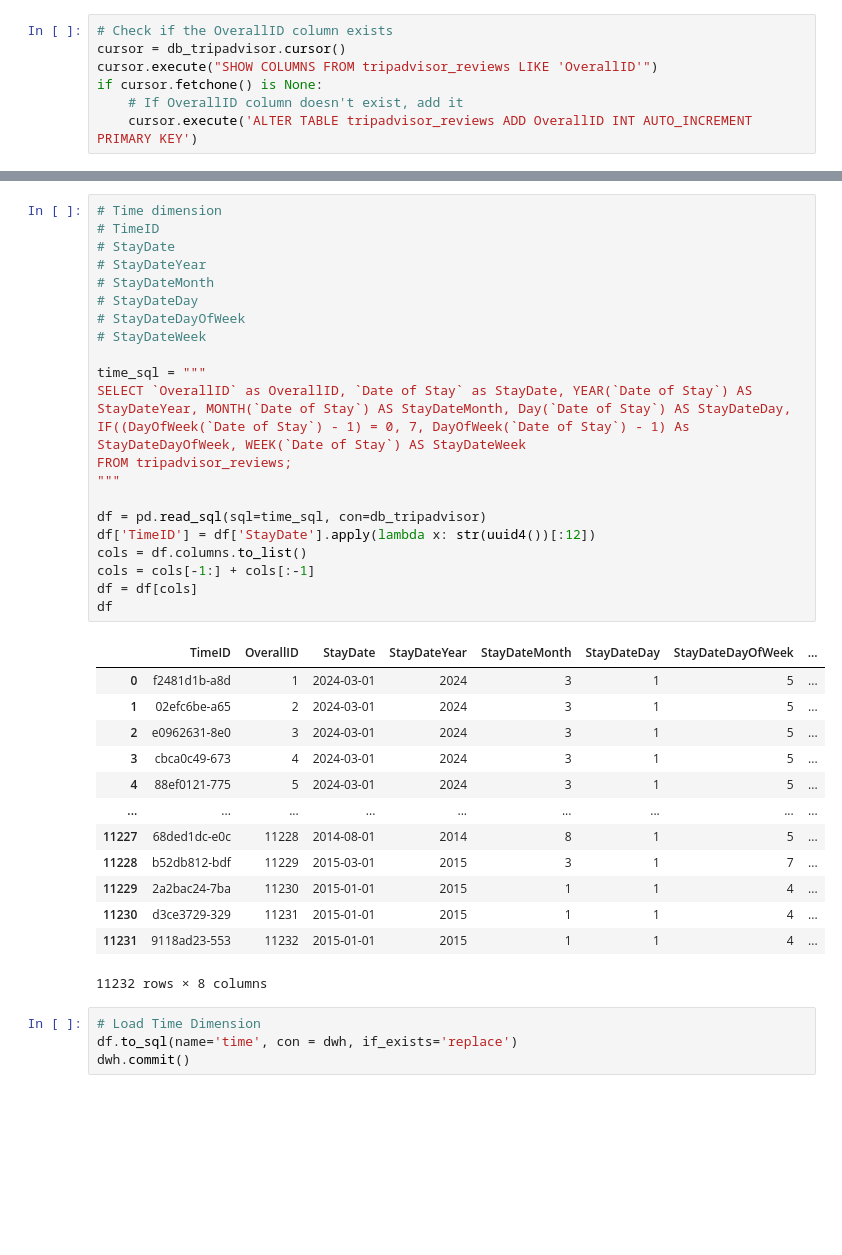
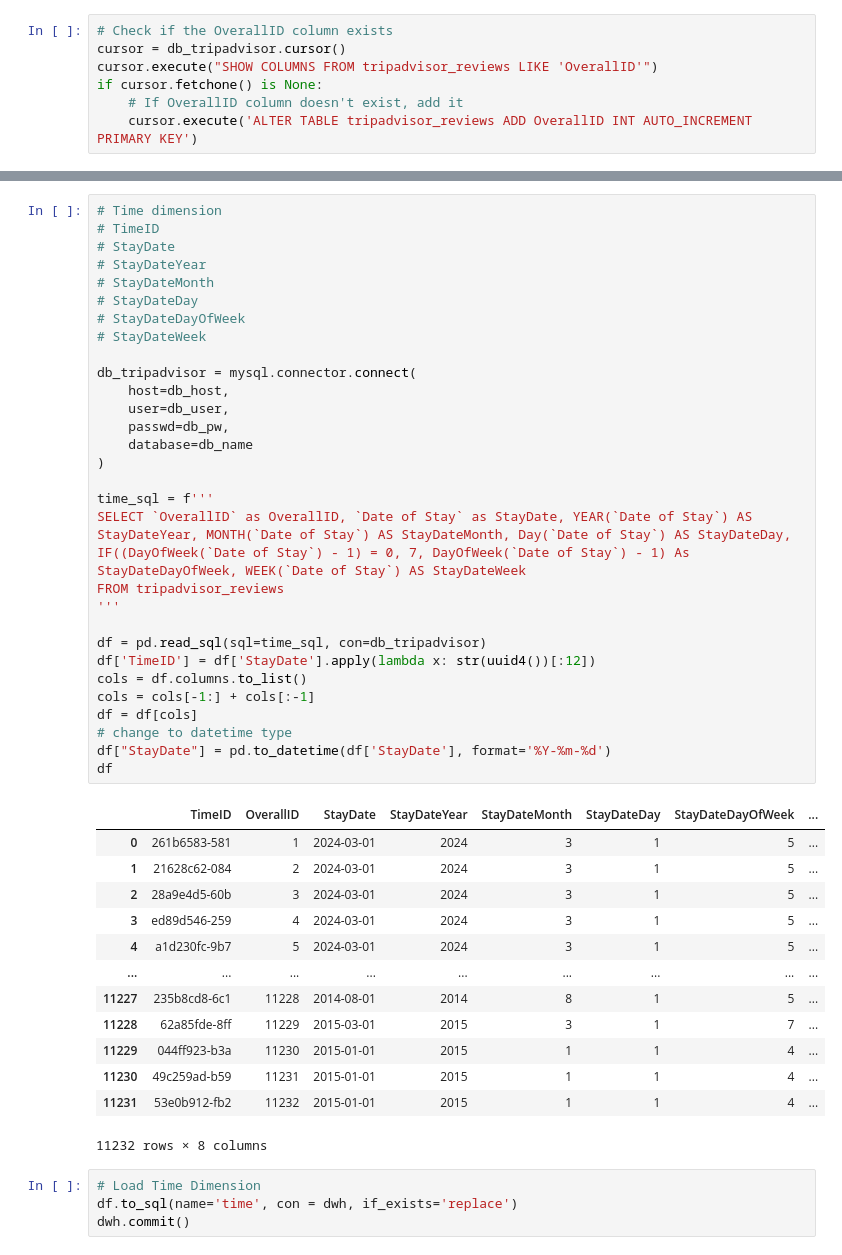
Before and after one commit to joannelxl/DataOpsMLOps, a Jupyter notebook: ETL_TestNotebook.ipynb, the cells around one changed output, grey strips where cells are left out. Drawn from its saved outputs; the diff is of its cells as text; blank space fills up the shorter version.

```diff
--- a/ETL_TestNotebook.ipynb
+++ b/ETL_TestNotebook.ipynb
@@ -90,37 +124,46 @@ df
 # %%
 # Time dimension
 # TimeID
 # StayDate
 # StayDateYear
 # StayDateMonth
 # StayDateDay
 # StayDateDayOfWeek
 # StayDateWeek
 
-time_sql = """
+db_tripadvisor = mysql.connector.connect(
+	host=db_host,
+	user=db_user,
+	passwd=db_pw,
+	database=db_name
+)
+
+time_sql = f'''
 SELECT `OverallID` as OverallID, `Date of Stay` as StayDate, YEAR(`Date of Stay`) AS StayDateYear, MONTH(`Date of Stay`) AS StayDateMonth, Day(`Date of Stay`) AS StayDateDay, IF((DayOfWeek(`Date of Stay`) - 1) = 0, 7, DayOfWeek(`Date of Stay`) - 1) As StayDateDayOfWeek, WEEK(`Date of Stay`) AS StayDateWeek
-FROM tripadvisor_reviews;
-"""
+FROM tripadvisor_reviews
+'''
 
 df = pd.read_sql(sql=time_sql, con=db_tripadvisor)
 df['TimeID'] = df['StayDate'].apply(lambda x: str(uuid4())[:12])
 cols = df.columns.to_list()
 cols = cols[-1:] + cols[:-1]
 df = df[cols]
+# change to datetime type
+df["StayDate"] = pd.to_datetime(df['StayDate'], format='%Y-%m-%d')
 df
 # %% [output]
 |  | TimeID | OverallID | StayDate | StayDateYear | StayDateMonth | StayDateDay | StayDateDayOfWeek | ... |
-| 0 | f2481d1b-a8d | 1 | 2024-03-01 | 2024 | 3 | 1 | 5 | ... |
-| 1 | 02efc6be-a65 | 2 | 2024-03-01 | 2024 | 3 | 1 | 5 | ... |
-| 2 | e0962631-8e0 | 3 | 2024-03-01 | 2024 | 3 | 1 | 5 | ... |
-| 3 | cbca0c49-673 | 4 | 2024-03-01 | 2024 | 3 | 1 | 5 | ... |
-| 4 | 88ef0121-775 | 5 | 2024-03-01 | 2024 | 3 | 1 | 5 | ... |
+| 0 | 261b6583-581 | 1 | 2024-03-01 | 2024 | 3 | 1 | 5 | ... |
+| 1 | 21628c62-084 | 2 | 2024-03-01 | 2024 | 3 | 1 | 5 | ... |
+| 2 | 28a9e4d5-60b | 3 | 2024-03-01 | 2024 | 3 | 1 | 5 | ... |
+| 3 | ed89d546-259 | 4 | 2024-03-01 | 2024 | 3 | 1 | 5 | ... |
+| 4 | a1d230fc-9b7 | 5 | 2024-03-01 | 2024 | 3 | 1 | 5 | ... |
 | ... | ... | ... | ... | ... | ... | ... | ... | ... |
-| 11227 | 68ded1dc-e0c | 11228 | 2014-08-01 | 2014 | 8 | 1 | 5 | ... |
-| 11228 | b52db812-bdf | 11229 | 2015-03-01 | 2015 | 3 | 1 | 7 | ... |
-| 11229 | 2a2bac24-7ba | 11230 | 2015-01-01 | 2015 | 1 | 1 | 4 | ... |
-| 11230 | d3ce3729-329 | 11231 | 2015-01-01 | 2015 | 1 | 1 | 4 | ... |
-| 11231 | 9118ad23-553 | 11232 | 2015-01-01 | 2015 | 1 | 1 | 4 | ... |
+| 11227 | 235b8cd8-6c1 | 11228 | 2014-08-01 | 2014 | 8 | 1 | 5 | ... |
+| 11228 | 62a85fde-8ff | 11229 | 2015-03-01 | 2015 | 3 | 1 | 7 | ... |
+| 11229 | 044ff923-b3a | 11230 | 2015-01-01 | 2015 | 1 | 1 | 4 | ... |
+| 11230 | 49c259ad-b59 | 11231 | 2015-01-01 | 2015 | 1 | 1 | 4 | ... |
+| 11231 | 53e0b912-fb2 | 11232 | 2015-01-01 | 2015 | 1 | 1 | 4 | ... |
 11232 rows × 8 columns
 # %%
 # Load Time Dimension
```
Also changed, not shown: parts of 13 cells of this notebook.
